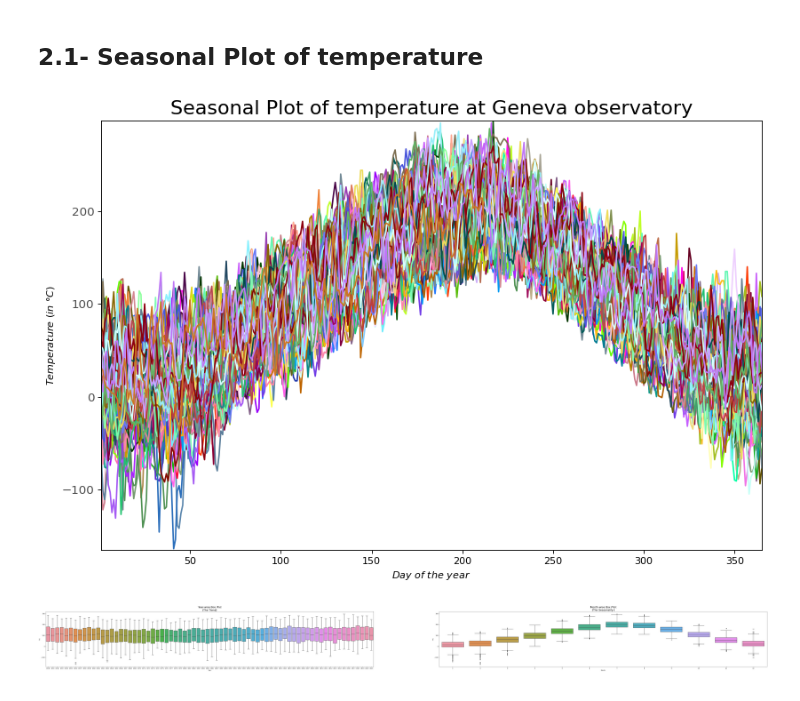
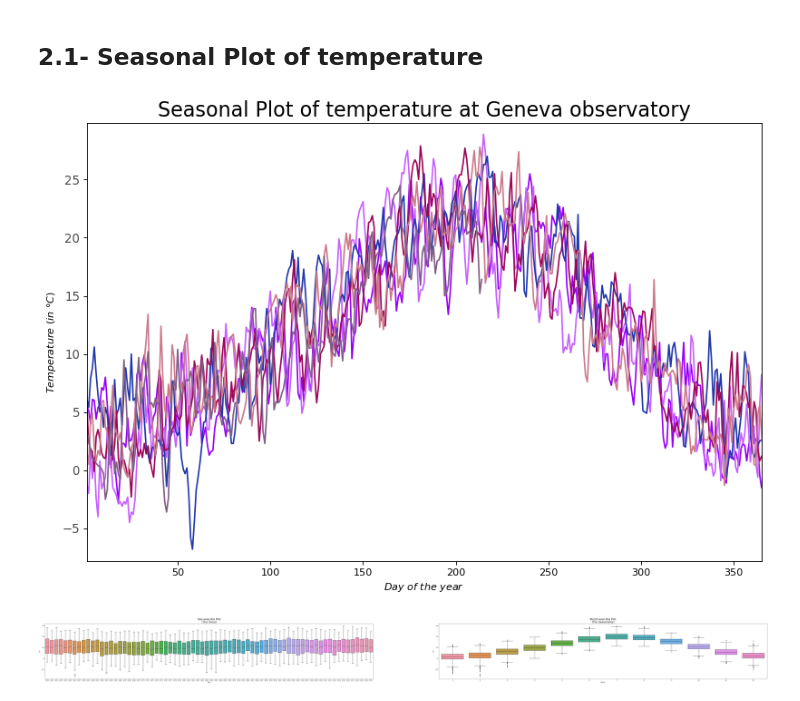
Before and after one commit to LucaNyckees/SCV_project1, a Jupyter notebook: notebooks/Untitled.ipynb, the cells around one changed output. Cells and saved outputs as stored; diff of their text form; code cells hidden in the pictures.

```diff
--- a/notebooks/Untitled.ipynb
+++ b/notebooks/Untitled.ipynb
@@ -16,17 +16,19 @@ import os
 
 print(os.getcwd())
 
-data_temperature = pd.read_table('../data/geneve-observatoire/TG_STAID000241.txt', sep = ',',
-                                names = ['SOUID','DATE','TG','Q_TG'], skiprows = range(0,20), index_col = 1)
+data_temperature = pd.read_table('../data/observatoire-geneve/TG_STAID000241.txt',sep = ',',
+                                names = ['SOUID','DATE','TG','Q_TG'], skiprows = range(0,20))
 print(data_temperature.head())
 data_temperature.drop(data_temperature[ data_temperature['Q_TG'] == 9 ].index, inplace = True)
-data_temperature['Year'] = [int(str(d)[:4]) for d in data_temperature.index]
-data_temperature['Month'] = [int(str(d)[4:6]) for d in data_temperature.index]
-data_temperature['Day'] = [int(str(d)[6:8]) for d in data_temperature.index]
+data_temperature['Year'] = [int(str(d)[:4]) for d in data_temperature.DATE]
+data_temperature['Month'] = [int(str(d)[4:6]) for d in data_temperature.DATE]
+data_temperature['Day'] = [int(str(d)[6:8]) for d in data_temperature.DATE]
 
 #Compute the day of the year for each year
 day_of_year = np.array(len(data_temperature['Day']))
 
-adate = [datetime.strptime(str(date),"%Y%m%d") for date in data_temperature.index]
+adate = [datetime.strptime(str(date),"%Y%m%d") for date in data_temperature.DATE]
 data_temperature['Day_of_year'] = [d.timetuple().tm_yday for d in adate]
+data_temperature.TG = data_temperature.TG/10.
+print(data_temperature)
 # %% [output]
@@ -45,27 +56,27 @@ df = data_temperature
 # %% [markdown]
 ## 2.1- Seasonal Plot of temperature
 # %%
-df1 = df
+df1 = df[df.Year>2015]
 years = df1['Year'].unique()
 # Prep Colors
 np.random.seed(100)
 mycolors = np.random.choice(list(mpl.colors.XKCD_COLORS.keys()), len(years), replace=False)
 
 # Draw Plot
 plt.figure(figsize=(12,8), dpi= 80)
 
 for i, y in enumerate(years):
     plt.plot('Day_of_year','TG',data=df1[df1.Year==y], color=mycolors[i], label=y)
 
 
 # Decoration
 plt.gca().set(xlim=(1, 365), ylim=(min(df1.TG) - 1, max(df1.TG) + 1),
               ylabel='$Temperature\ (in\ °C)$', xlabel='$Day\ of\ the\ year$')
 plt.yticks(fontsize=12, alpha=.7)
 plt.title("Seasonal Plot of temperature at Geneva observatory", fontsize=20)
 plt.show()
 # %% [output]
-[figure, old version]
+[figure, new version]
 # %%
 df1 = df[df.Year >= 1950]
 # Draw Plot
```
Also changed, not shown: parts of 9 cells of this notebook.
